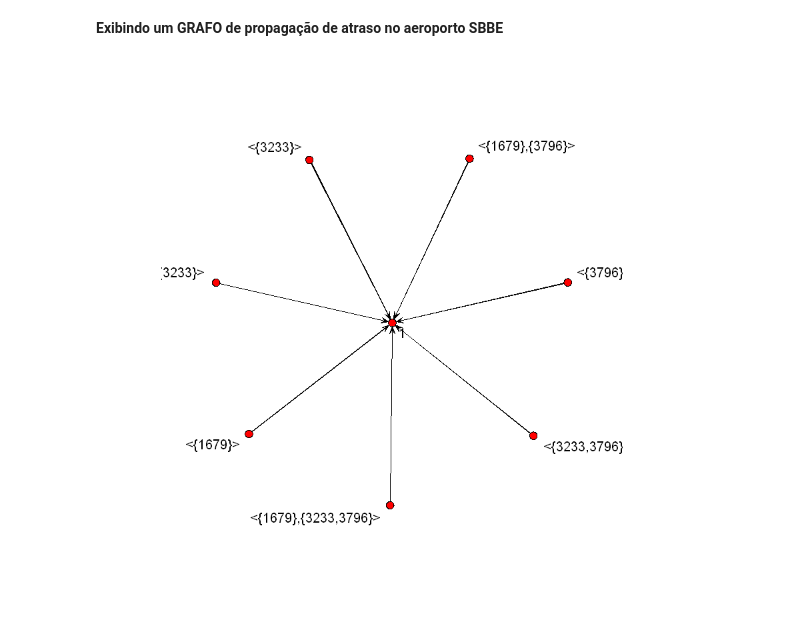
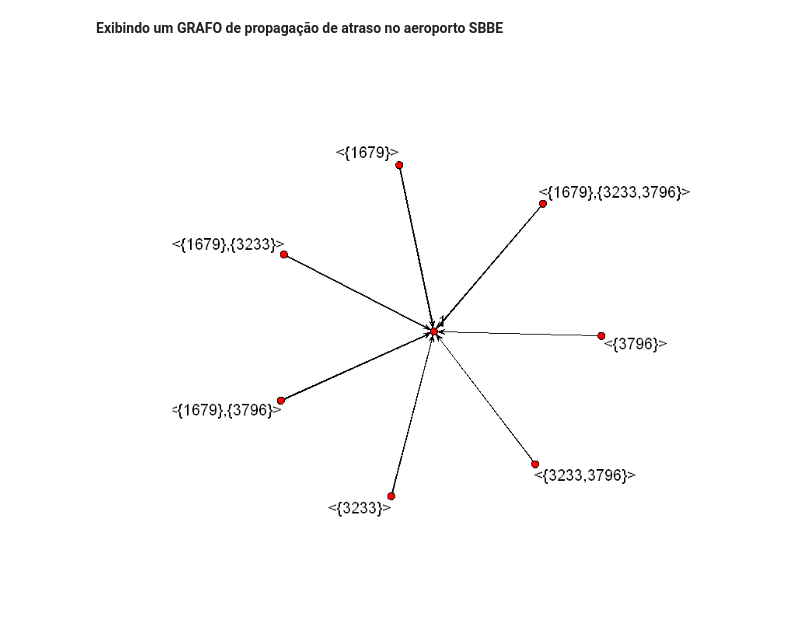
Before and after one commit to jcolares/DM2018, a Jupyter notebook: DataMining.ipynb, the cells around one changed output. Cells and saved outputs as stored; diff of their text form; code cells hidden in the pictures.

```diff
--- a/DataMining.ipynb
+++ b/DataMining.ipynb
@@ -814,6 +1124,10 @@ Logo, tem-se uma propagação de atraso entre esses voos.
 **Exibindo um GRAFO de propagação de atraso no aeroporto SBBE**
 # %%
 voo_Graph<-network(df)
+
+options(repr.plot.width=7, repr.plot.height=6)
 plot(voo_Graph, usearrows=TRUE, displaylabels=TRUE)
+
+#rm(ls())
 # %% [output]
-[figure, old version]
+[figure, new version]
```
Also changed, not shown: parts of 44 cells of this notebook.
